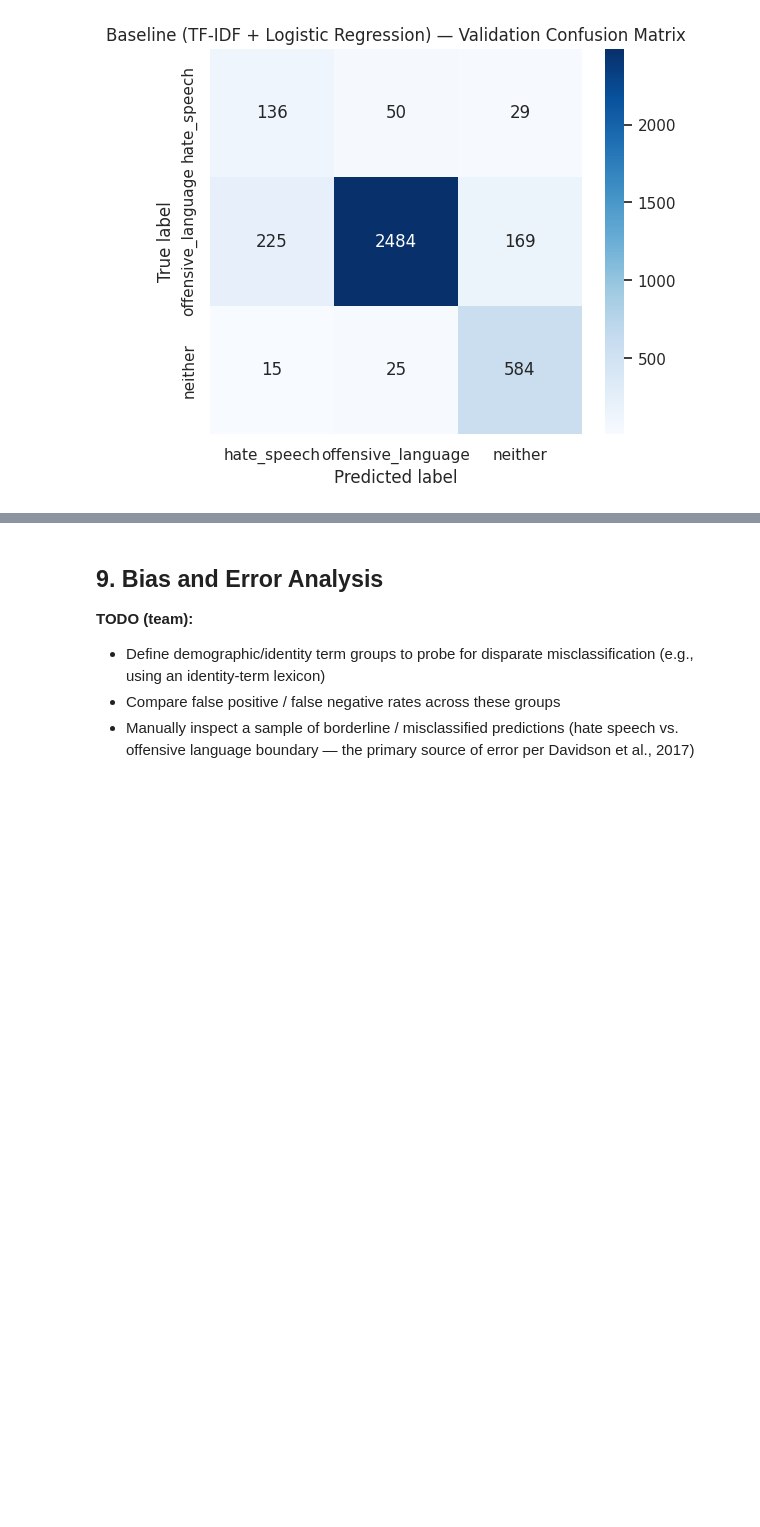
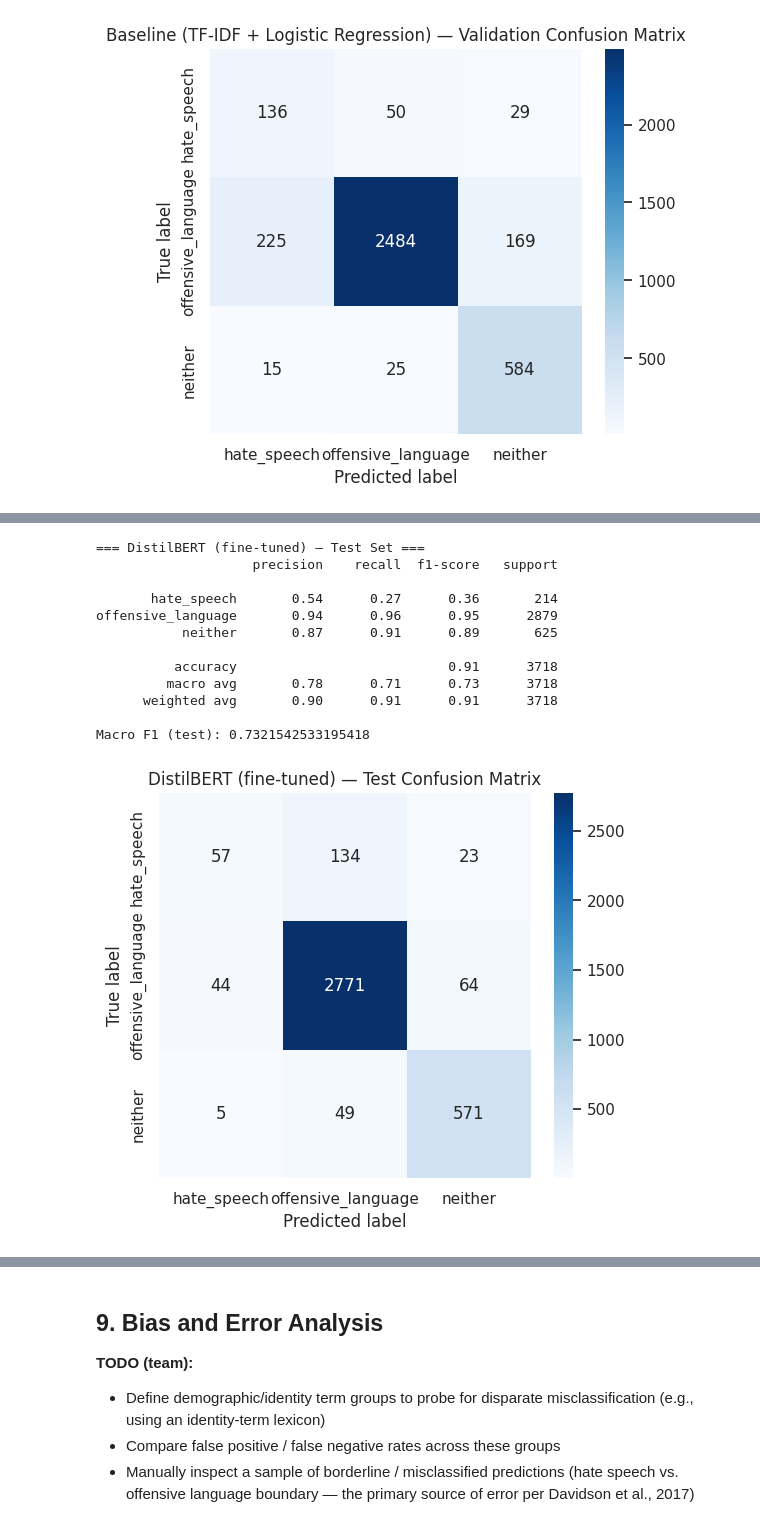
Before and after one commit to anaypess/IE7500--hate-speech-detection-nlp, a Jupyter notebook: notebooks/milestone2_hate_speech_detection.ipynb, the cells around one changed output, grey strips where cells are left out. Cells and saved outputs as stored; diff of their text form; code cells hidden in the pictures; blank space fills up the shorter version.

```diff
--- a/notebooks/milestone2_hate_speech_detection.ipynb
+++ b/notebooks/milestone2_hate_speech_detection.ipynb
@@ -289,0 +296,11 @@ Macro F1 (validation): 0.7349005144486389
+# %%
+# --- GPU configuration ---
+N_SAMPLE_TRAIN = 8000   # subset of X_train/y_train to use (set to None to use all of X_train)
+N_SAMPLE_EVAL = 1500    # subset of X_val/y_val to use for evaluation during training
+MAX_LENGTH = 64
+BATCH_SIZE = 16
+NUM_EPOCHS = 2
+MODEL_NAME = "distilbert-base-uncased"
+
+device = torch.device("cuda" if torch.cuda.is_available() else "cpu")
+print("Using device:", device)
@@ -344,0 +422,2 @@ WARNING:huggingface_hub.utils._http:Warning: You are sending unauthenticated req
+# %%
+trainer.train()
@@ -368,0 +478,17 @@ and build a side-by-side comparison table (baseline vs. DistilBERT) on the held-
+# %%
+# Build the test dataset using the full held-out test set
+test_dataset = TweetDataset(X_test, y_test.tolist(), tokenizer)
+
+# Get predictions from the trained model
+test_predictions = trainer.predict(test_dataset)
+y_test_pred_bert = np.argmax(test_predictions.predictions, axis=1)
+
+print("=== DistilBERT (fine-tuned) — Test Set ===")
+print(classification_report(y_test, y_test_pred_bert, target_names=label_map.values()))
+print("Macro F1 (test):", f1_score(y_test, y_test_pred_bert, average="macro"))
+
+plot_confusion_matrix(
+    y_test, y_test_pred_bert, list(label_map.values()),
+    "DistilBERT (fine-tuned) — Test Confusion Matrix"
+)
+# %% [output]
@@ -368,0 +496,13 @@ and build a side-by-side comparison table (baseline vs. DistilBERT) on the held-
+=== DistilBERT (fine-tuned) — Test Set ===
+                    precision    recall  f1-score   support
+
+       hate_speech       0.54      0.27      0.36       214
+offensive_language       0.94      0.96      0.95      2879
+           neither       0.87      0.91      0.89       625
+
+          accuracy                           0.91      3718
+         macro avg       0.78      0.71      0.73      3718
+      weighted avg       0.90      0.91      0.91      3718
+
+Macro F1 (test): 0.7321542533195418
+[figure, added]
```
Also changed, not shown: parts of 13 cells of this notebook.
